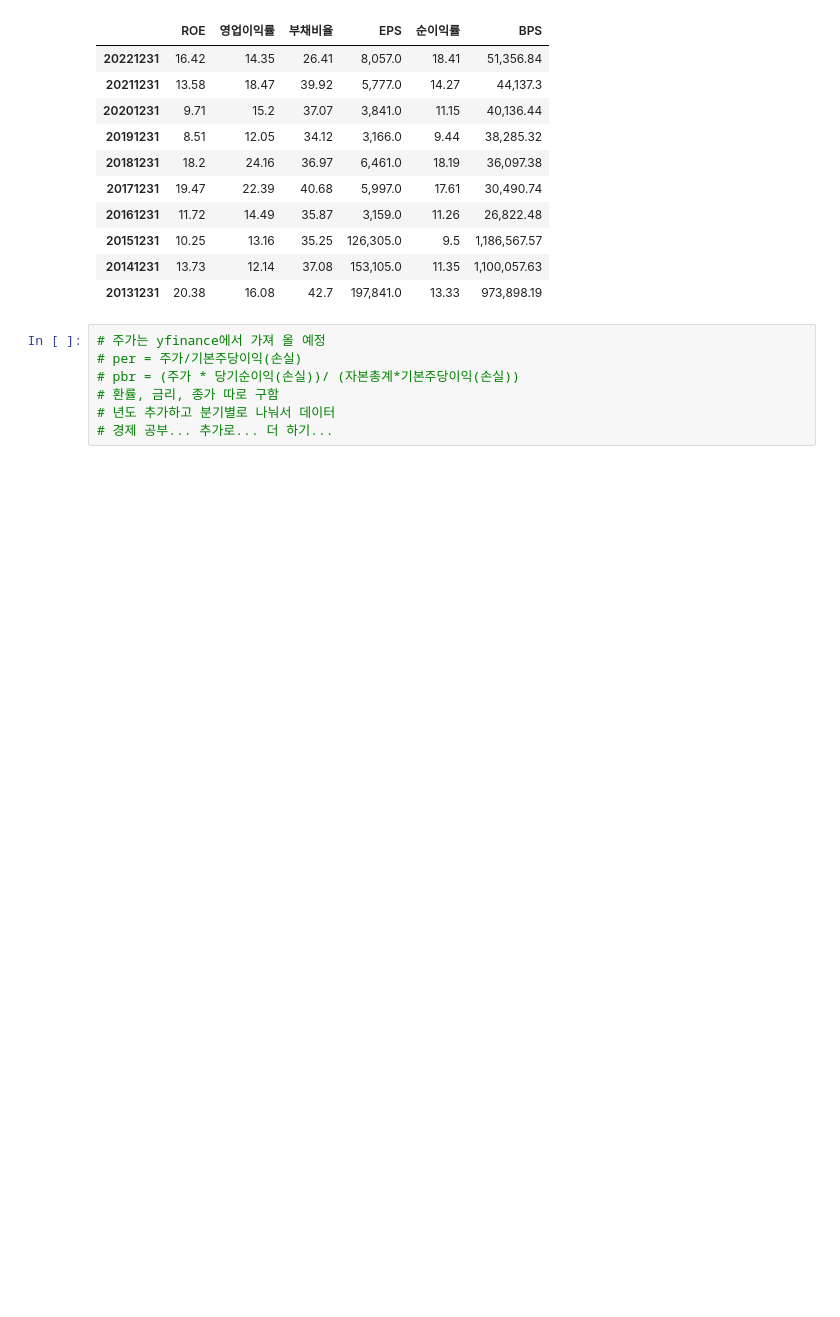
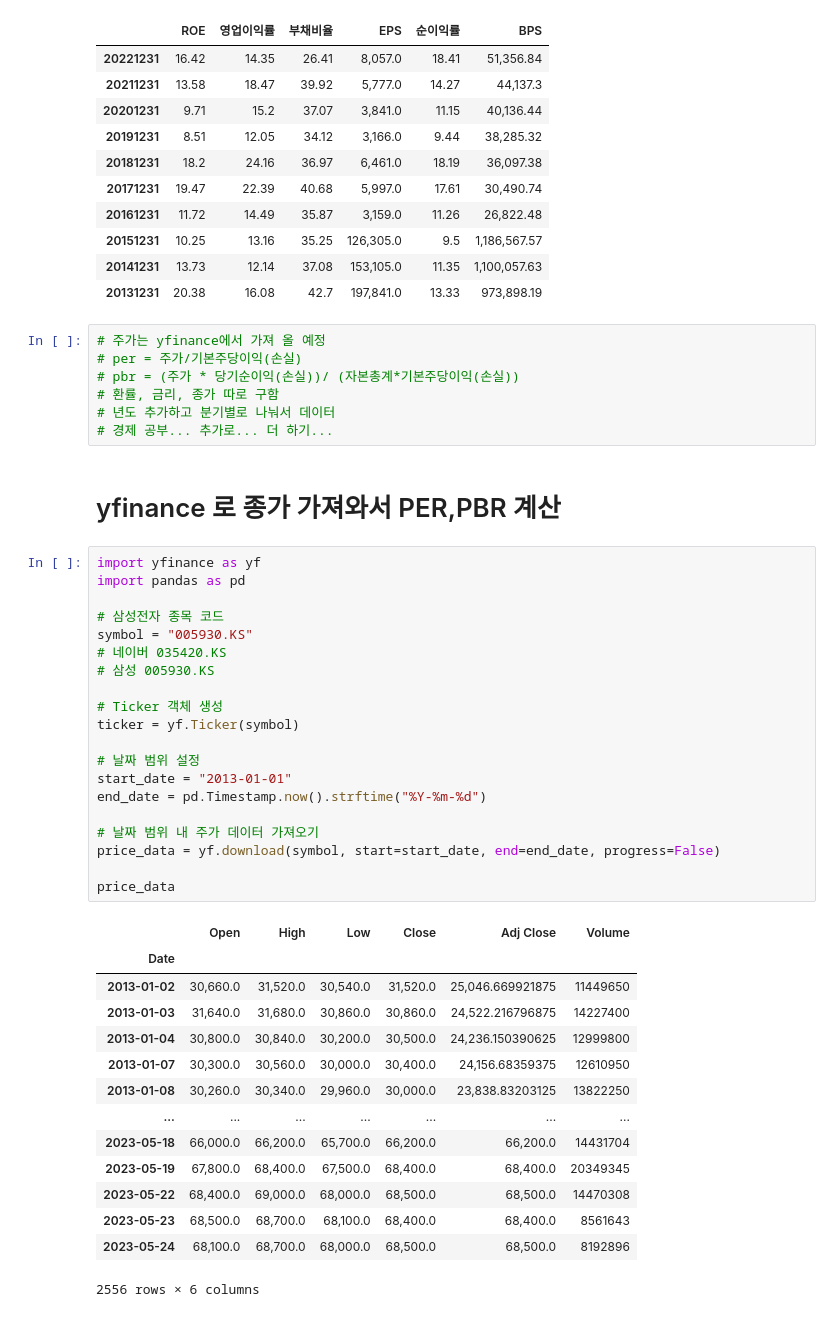
Before and after one commit to juhye-s/CapstoneStockModelingProject, a Jupyter notebook: #1. 주가 데이터 수집(Dart API).ipynb, the cells around one changed output. Drawn from its saved outputs; the diff is of its cells as text; blank space fills up the shorter version.

```diff
--- a/주가 데이터 수집(Dart API).ipynb
+++ b/#1. 주가 데이터 수집(Dart API).ipynb
@@ -514,3 +512,40 @@ real_final_df
 # 환률, 금리, 종가 따로 구함
 # 년도 추가하고 분기별로 나눠서 데이터
 # 경제 공부... 추가로... 더 하기...
+# %% [markdown]
+# yfinance 로 종가 가져와서 PER,PBR 계산
+# %%
+import yfinance as yf
+import pandas as pd
+
+# 삼성전자 종목 코드
+symbol = "005930.KS"
+# 네이버 035420.KS
+# 삼성 005930.KS
+
+# Ticker 객체 생성
+ticker = yf.Ticker(symbol)
+
+# 날짜 범위 설정
+start_date = "2013-01-01"
+end_date = pd.Timestamp.now().strftime("%Y-%m-%d")
+
+# 날짜 범위 내 주가 데이터 가져오기
+price_data = yf.download(symbol, start=start_date, end=end_date, progress=False)
+
+price_data
+# %% [output]
+|  | Open | High | Low | Close | Adj Close | Volume |
+| Date |  |  |  |  |  |  |
+| 2013-01-02 | 30,660.0 | 31,520.0 | 30,540.0 | 31,520.0 | 25,046.669921875 | 11449650 |
+| 2013-01-03 | 31,640.0 | 31,680.0 | 30,860.0 | 30,860.0 | 24,522.216796875 | 14227400 |
+| 2013-01-04 | 30,800.0 | 30,840.0 | 30,200.0 | 30,500.0 | 24,236.150390625 | 12999800 |
+| 2013-01-07 | 30,300.0 | 30,560.0 | 30,000.0 | 30,400.0 | 24,156.68359375 | 12610950 |
+| 2013-01-08 | 30,260.0 | 30,340.0 | 29,960.0 | 30,000.0 | 23,838.83203125 | 13822250 |
+| ... | ... | ... | ... | ... | ... | ... |
+| 2023-05-18 | 66,000.0 | 66,200.0 | 65,700.0 | 66,200.0 | 66,200.0 | 14431704 |
+| 2023-05-19 | 67,800.0 | 68,400.0 | 67,500.0 | 68,400.0 | 68,400.0 | 20349345 |
+| 2023-05-22 | 68,400.0 | 69,000.0 | 68,000.0 | 68,500.0 | 68,500.0 | 14470308 |
+| 2023-05-23 | 68,500.0 | 68,700.0 | 68,100.0 | 68,400.0 | 68,400.0 | 8561643 |
+| 2023-05-24 | 68,100.0 | 68,700.0 | 68,000.0 | 68,500.0 | 68,500.0 | 8192896 |
+2556 rows × 6 columns
```
Also changed, not shown: parts of 12 cells of this notebook, 14 other files.
